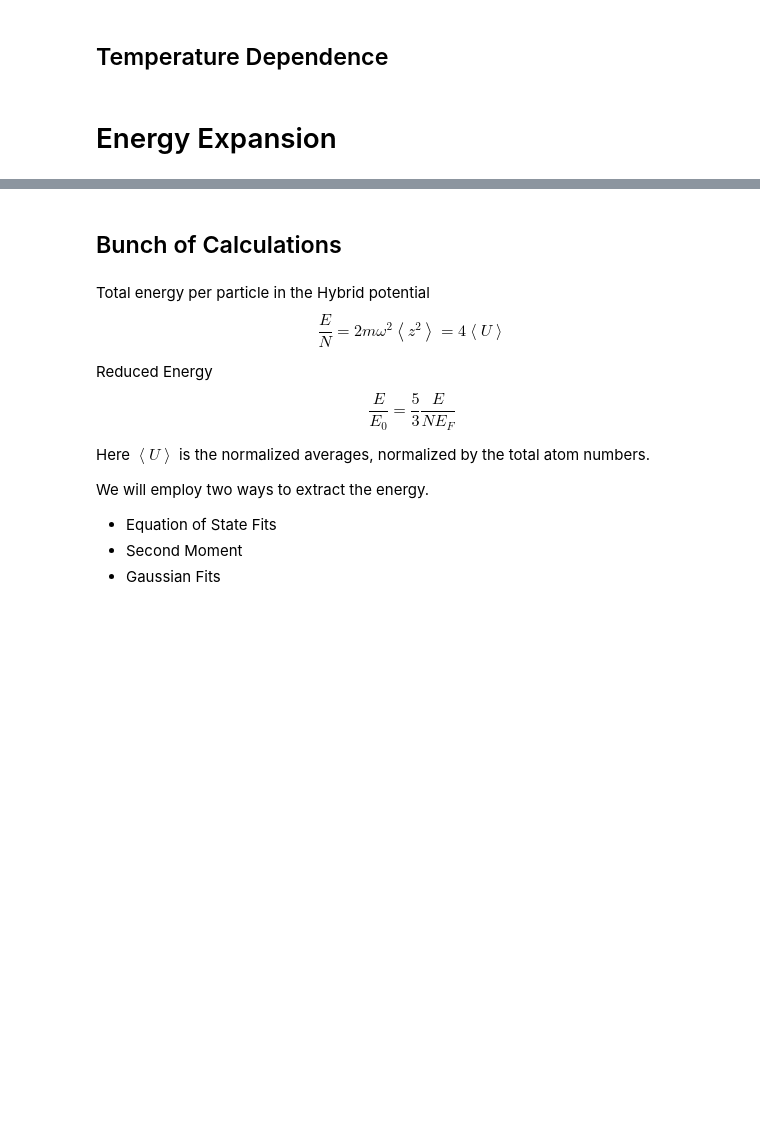
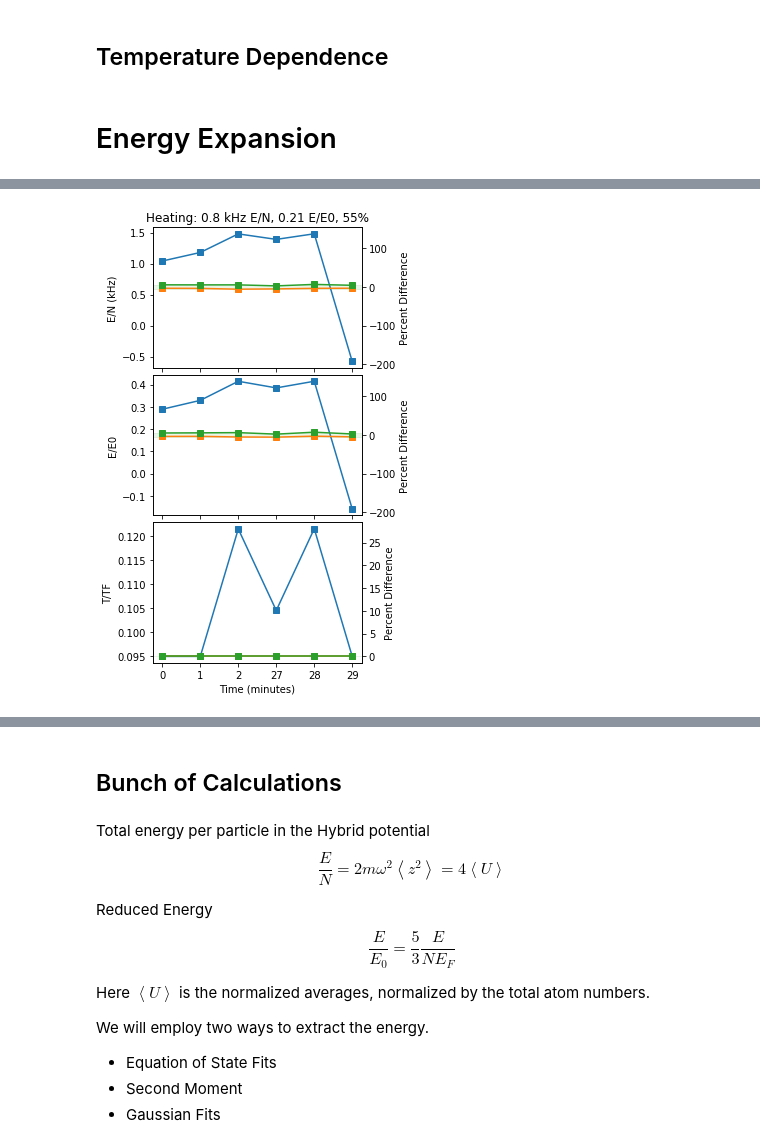
Before and after one commit to ranchop/QCalc, a Jupyter notebook: Box Shaking/Box Shaking Template - in progress - latest.ipynb, the cells around one changed output, grey strips where cells are left out. Saved outputs shown, nothing was run; the diff lists cells and outputs as text; code cells hidden in the pictures; blank space fills up the shorter version.

```diff
--- a/Box Shaking/Box Shaking Template - in progress - latest.ipynb
+++ b/Box Shaking/Box Shaking Template - in progress - latest.ipynb
@@ -1585,0 +1687,7 @@ plt.tight_layout()
+# %%
+# Compute E/N and E/E0 for the three nz's
+def compute_moment(nz, zlim=550, trap_f=settings['trap_f']):
+    mult = 4 * 1/2 * cst.mass * (twopi*trap_f)**2
+    using = (nz.x >= -zlim*1e-6) & (nz.x <= zlim*1e-6)
+    nz = tp.Curve(nz.x[using], nz.y[using])
+    return mult * np.trapz(nz.y*nz.x**2, nz.x) / np.trapz(nz.y, nz.x)
@@ -1585,0 +1836,91 @@ plt.tight_layout()
+# %%
+# Amount of Energy to subtract.
+EN_heating_subtract = 0.771 * kHz
+# %%
+# Compute E/N different ways
+EN_data = np.array([compute_moment(nz)
+           for nz in df_hyb_energy.nz_data]) - EN_heating_subtract
+EN_fit = np.array([compute_moment(nz)
+           for nz in df_hyb_energy.nz_fit]) - EN_heating_subtract
+EN_stitched = np.array([compute_moment(nz)
+           for nz in df_hyb_energy.nz_stitched]) - EN_heating_subtract
+
+# Compute E/E0
+EE0_data = EN_data/(3/5 * EF_avg.y)
+EE0_fit = EN_fit/(3/5 * EF_avg.y)
+EE0_stitched = EN_stitched/(3/5 * EF_avg.y)
+
+# Average E/N from fit and stitched methods
+EN_avg = tp.bin_data(np.concatenate([xi]*2),
+           np.concatenate([EN_fit, EN_stitched]))
+
+# Compute E/E0
+EE0_avg = tp.bin_data(np.concatenate([xi]*2),
+           np.concatenate([EE0_fit, EE0_stitched]))
+
+# Compute energy correction factors
+EN_heating_perc = 100 * EN_heating_subtract / (EN_avg.y[0] + EN_heating_subtract)
+EE0_heating_subtract = EN_heating_subtract/(3/5 * EF_avg.y.mean())
+EE0_heating_perc = 100 * EE0_heating_subtract / (EE0_avg.y[0] + EE0_heating_subtract)
+
+# Compute T/TF
+c_EE0_TTF = tp.Curve(UFG.df['E/E0'].values, UFG.df['T/T_F'].values)
+TTF_data = c_EE0_TTF(EE0_data)
+TTF_fit = c_EE0_TTF(EE0_fit)
+TTF_stitched = c_EE0_TTF(EE0_stitched)
+TTF_avg = tp.bin_data(np.concatenate([xi]*2),
+           np.concatenate([TTF_fit, TTF_stitched]))
+
+# Compute velocity
+vF_avg = (2 * EF_avg.y.mean() / cst.mass)**(1/2)
+vs_avg = ((EE0_avg.y[0])/3)**(1/2) * vF_avg
+
+# Make figure
+ax = plt.subplots(nrows=3, figsize=[4.5, 7], sharex=True)[1]
+plt.sca(ax[0])
+plt.plot(xcount, EN_data/kHz, 's-')
+plt.plot(xcount, EN_fit/kHz, 's-')
+plt.plot(xcount, EN_stitched/kHz, 's-')
+plt.axhspan(EN_avg.y/kHz - EN_avg.ystd/kHz,
+            EN_avg.y/kHz + EN_avg.ystd/kHz,
+            alpha=0.1, color='C2')
+ax_ = ax[0].twinx()
+ax_.set(ylim = 100*(np.array(ax[0].get_ylim())/(EN_avg.y/kHz)-1),
+        ylabel = 'Percent Difference')
+ax[0].set(ylabel=r'E/N (kHz)',
+          xticks=xcount, xticklabels=time_str,
+          title='Heating: {:.1f} kHz E/N, {:.2f} E/E0, {:.0f}%'.format(
+                  EN_heating_subtract/kHz, EE0_heating_subtract, EN_heating_perc))
+plt.sca(ax[1])
+plt.plot(xcount, EE0_data, 's-')
+plt.plot(xcount, EE0_fit, 's-')
+plt.plot(xcount, EE0_stitched, 's-')
+plt.axhspan(EE0_avg.y - EE0_avg.ystd,
+            EE0_avg.y + EE0_avg.ystd,
+            alpha=0.1, color='C2')
+ax[1].set(ylabel=r'E/E0',
+          xticks=xcount, xticklabels=time_str)
+ax_ = ax[1].twinx()
+ax_.set(ylim = 100*(np.array(ax[1].get_ylim())/EE0_avg.y-1),
+        ylabel = 'Percent Difference')
+plt.sca(ax[2])
+plt.plot(xcount, TTF_data, 's-')
+plt.plot(xcount, TTF_fit, 's-')
+plt.plot(xcount, TTF_stitched, 's-')
+plt.axhspan(TTF_avg.y - TTF_avg.ystd,
+            TTF_avg.y + TTF_avg.ystd,
+            alpha=0.1, color='C2')
+ax[2].set(ylabel=r'T/TF', xlabel=r'Time (minutes)',
+          xticks=xcount, xticklabels=time_str)
+ax_ = ax[2].twinx()
+ax_.set(ylim = 100*(np.array(ax[2].get_ylim())/TTF_avg.y-1),
+        ylabel = 'Percent Difference')
+
+
+plt.tight_layout()
+plt.subplots_adjust(hspace=0.05)
+
+if savefig.value: plt.savefig(
+    suffix_energy + 'EN and EE0 Various Methods and Mean.pdf')
+# %% [output]
+[figure, added]
```
Also changed, not shown: parts of 39 cells of this notebook, 2 other files.
